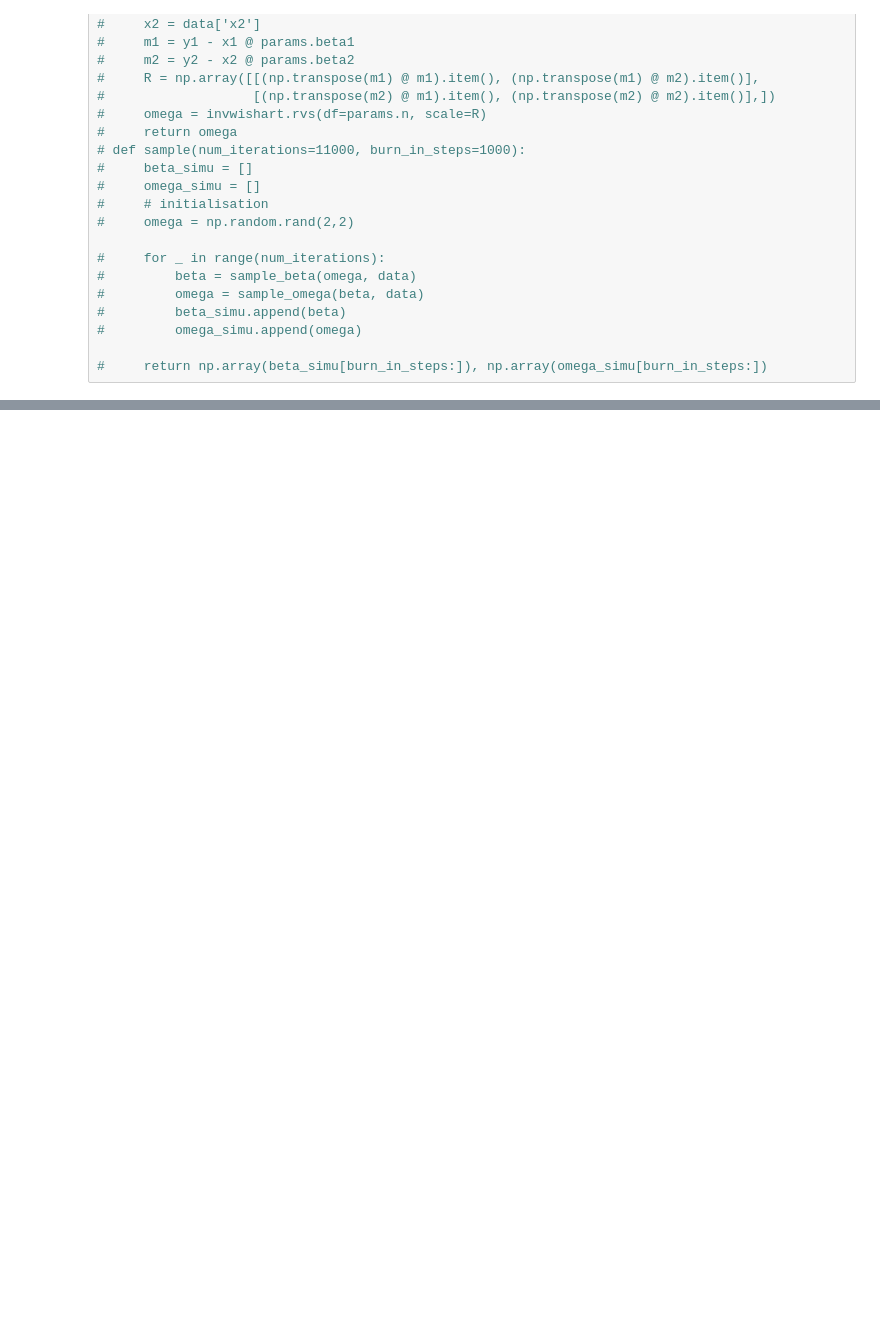
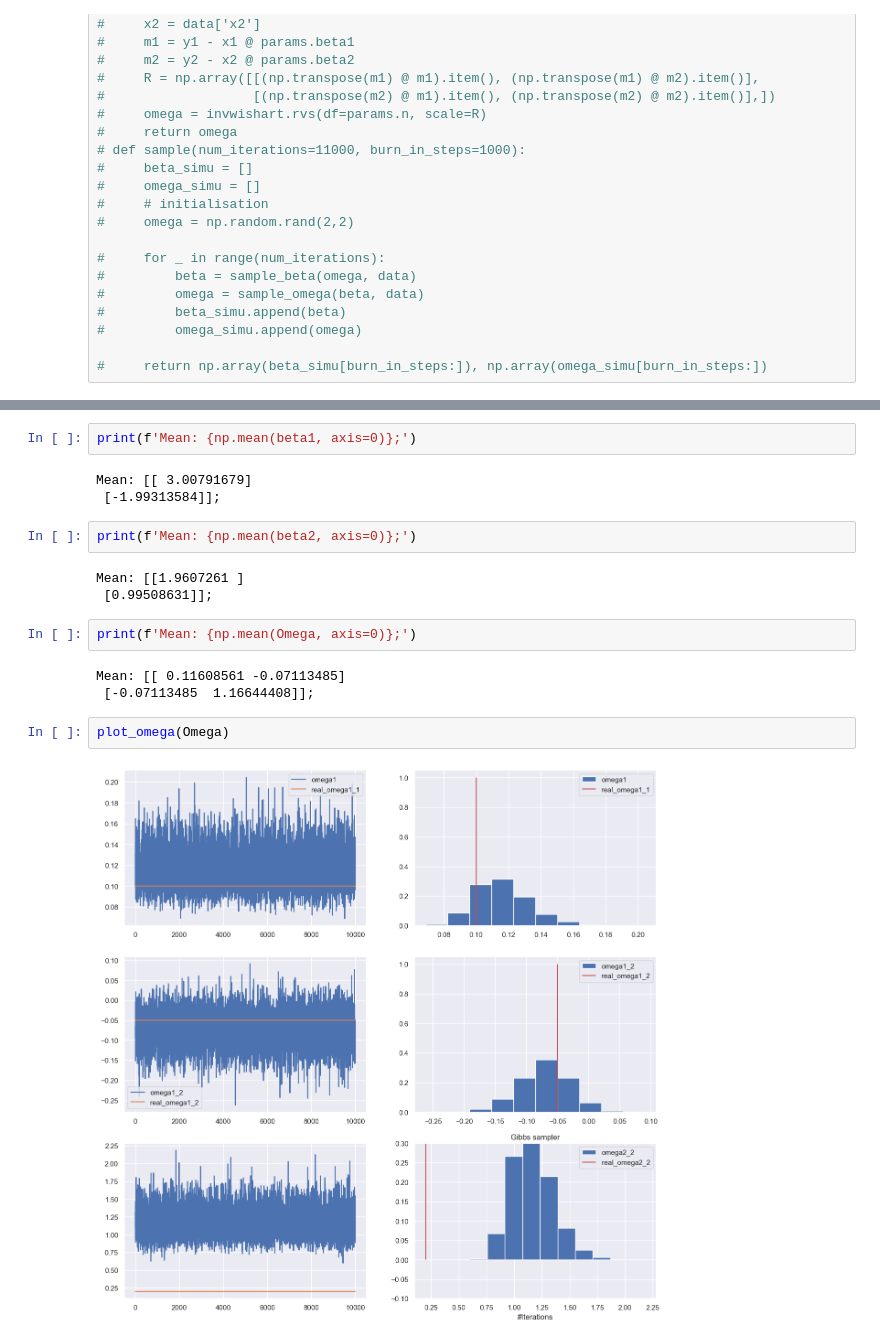
Before and after one commit to yunhao-tech/Bayesian-Inference-project, a Jupyter notebook: MCMC.ipynb, the cells around one changed output, grey strips where cells are left out. Drawn from its saved outputs; the diff is of its cells as text; blank space fills up the shorter version.

```diff
--- a/MCMC.ipynb
+++ b/MCMC.ipynb
@@ -123,0 +306,19 @@ plot_omega(omega=omega_simu)
+# %%
+print(f'Mean: {np.mean(beta1, axis=0)};')
+# %% [output]
+Mean: [[ 3.00791679]
+ [-1.99313584]];
+# %%
+print(f'Mean: {np.mean(beta2, axis=0)};')
+# %% [output]
+Mean: [[1.9607261 ]
+ [0.99508631]];
+# %%
+print(f'Mean: {np.mean(Omega, axis=0)};')
+# %% [output]
+Mean: [[ 0.11608561 -0.07113485]
+ [-0.07113485  1.16644408]];
+# %%
+plot_omega(Omega)
+# %% [output]
+[figure, added]
```
Also changed, not shown: parts of 24 cells of this notebook, 3 other files.
